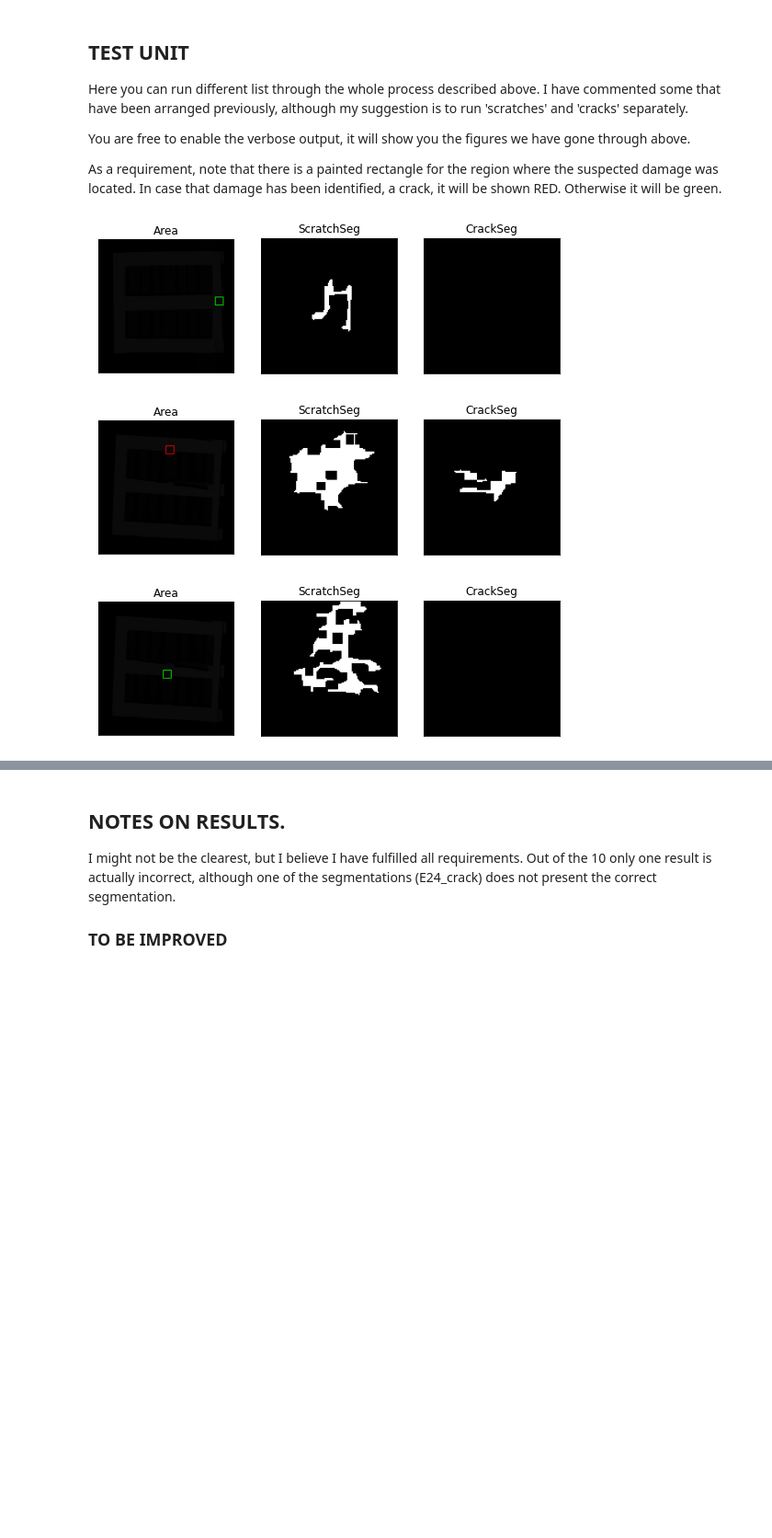
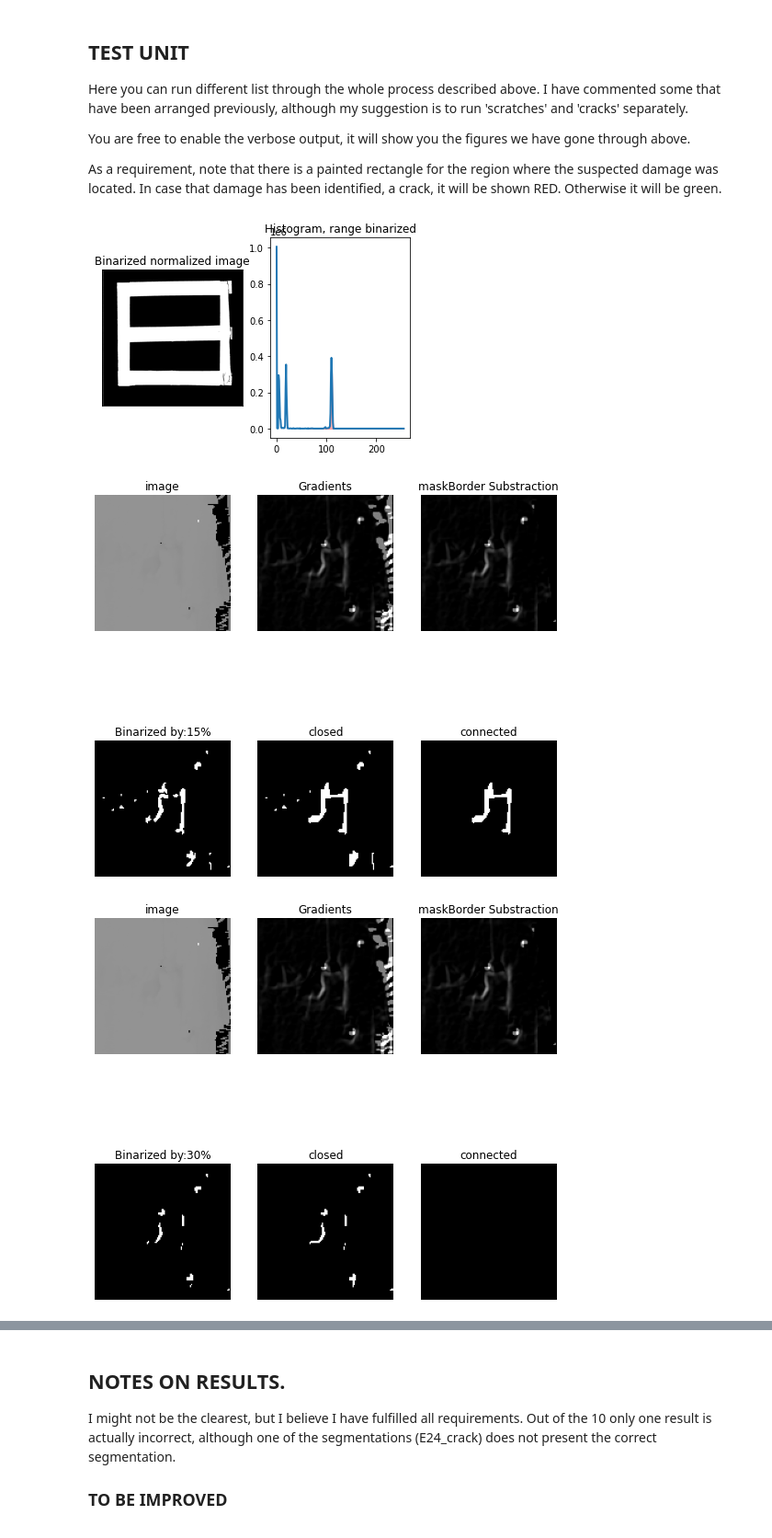
Before and after one commit to keny91/ChapChallenge, a Jupyter notebook: CameraBottom.ipynb, the cells around one changed output, grey strips where cells are left out. Shown at 92% size. Saved outputs shown, nothing was run; the diff lists cells and outputs as text; code cells hidden in the pictures; blank space fills up the shorter version.

```diff
--- a/CameraBottom.ipynb
+++ b/CameraBottom.ipynb
@@ -462,7 +462,8 @@ def Gradients(imageGrey,KSIZE):
 
 def BinGrads(gradsImage, thPercent):
   copyImage = gradsImage.copy()
-  max_val = gradsImage.max()
+  # max_val = gradsImage.max()
+  max_val = 65535
   # copyImage = np.zeros([gradsImage[0],gradsImage[1],cv.CV_16U])
   thvalue = thPercent*(max_val)/100
   for i  in range(gradsImage.shape[0]):
@@ -535,7 +536,7 @@ def DetectScratchesLevel(image, mask,th_lvl,min_size,verbose = False):
 
     fig.add_subplot(2, 3, 3)
     # showing image
-    plt.imshow(convert,cmap='gray')
+    plt.imshow(applyMask,cmap='gray')
     plt.axis('off')
     plt.title("maskBorder Substraction")
 
@@ -593,7 +594,7 @@ def DetectCracksLevel(image, mask, th_lvl,min_size,verbose = False):
 
     fig.add_subplot(2, 3, 3)
     # showing image
-    plt.imshow(convert,cmap='gray')
+    plt.imshow(applyMask,cmap='gray')
     plt.axis('off')
     plt.title("maskBorder Substraction")
 
@@ -683,12 +684,12 @@ def labelArea(image,point,distance,damaged):
 VERBOSE_ = False
 
 # enable if want to observe, but there might be plenty of information
-# VERBOSE_ = True
+VERBOSE_ = True
 
 
 # Globals
 th_scratch = 15
-th_dmg = 35
+th_dmg = 30
 distance = 60
 min_size = 100
 
@@ -734,33 +735,33 @@ def runList(_list):
                 tittle_seg = "Just a scratch"
 
             # how far we got?
             if   not scratched:
                 mySF.show2ImagesSideBySideOut(markedImg,segmented_scratch)
             else:
                 mySF.show3ImagesSideBySideOut(markedImg,segmented_scratch,segmented_crack)
 
 
 
     #######     EXECUTION   #######
 
 
 # try these different lists
 # theList = test_list
 # theList = all_list
 # theList = multiAreaList
 # theList = scratch_list
 # theList = crack_list
 
 # worker threads are not waiting for process to finish
 
 # print(" THE FOLLOWING SHOULD ALL BE SCRATCHES")
 runList(scratch_list)
 # print(" End of scratches")
 
 # print(" THE FOLLOWING SHOULD ALL BE CRACKS")
 runList(crack_list)
 # print(" End of cracks")
 # %% [output]
-[figure, old version]
+[figure, new version]
-[figure, old version]
+[figure, new version]
-[figure, old version]
+[figure, new version]
```
Also changed, not shown: parts of 9 cells of this notebook, 2 other files.
